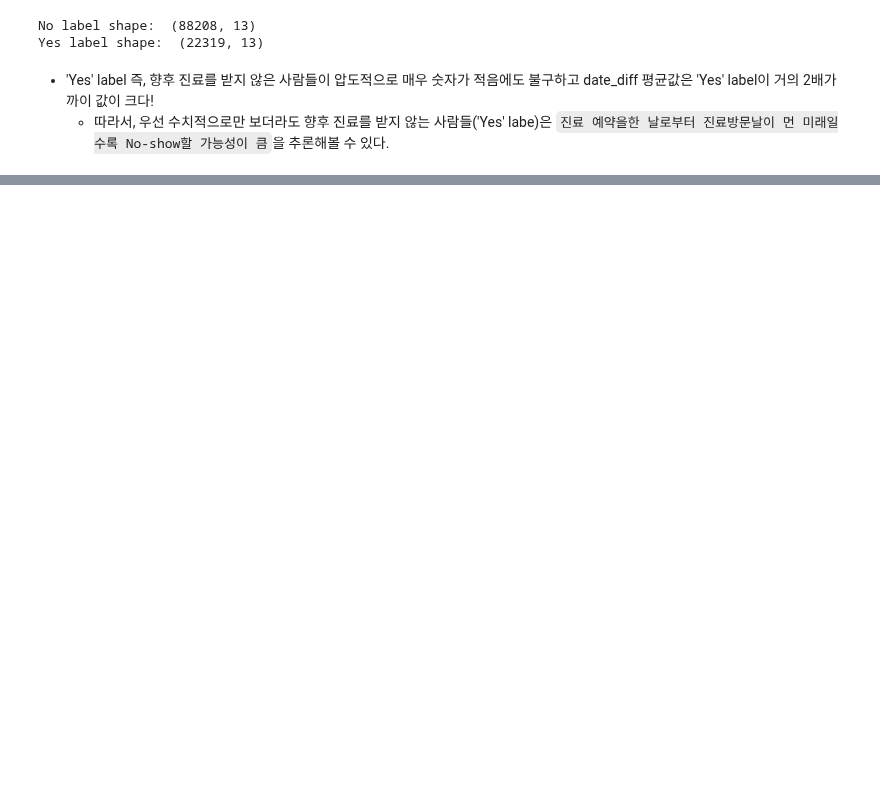
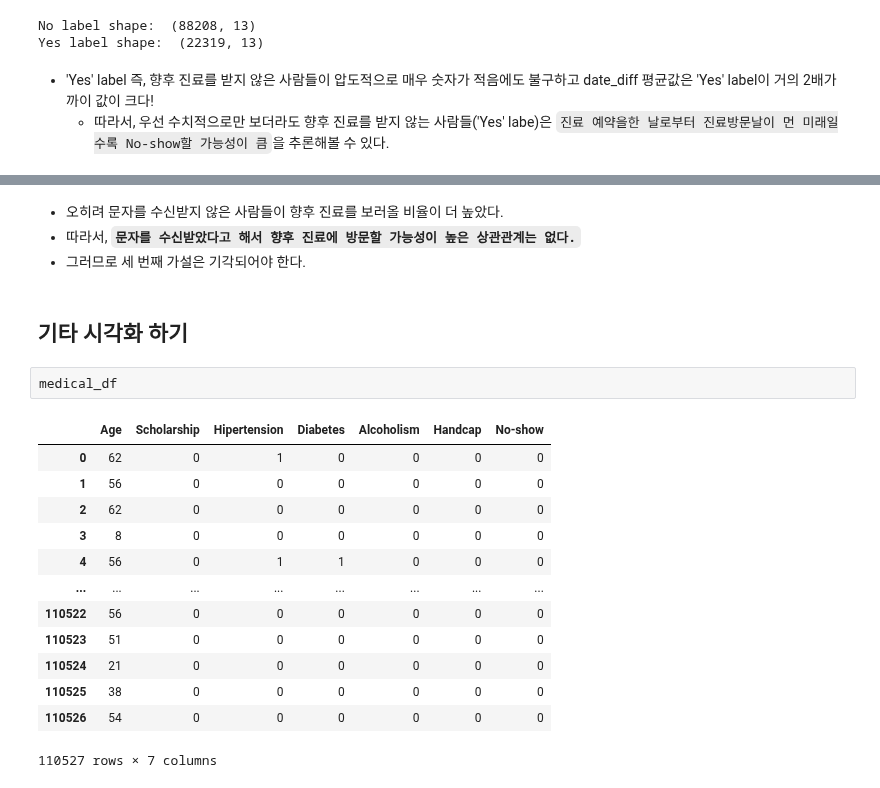
Before and after one commit to young-hun-jo/DataAnalysis, a Jupyter notebook: medical_appointment/analysis_myself.ipynb, the cells around one changed output, grey strips where cells are left out. Cells and saved outputs as stored; diff of their text form; blank space fills up the shorter version.

```diff
--- a/medical_appointment/analysis_myself.ipynb
+++ b/medical_appointment/analysis_myself.ipynb
@@ -222,0 +310,22 @@ Yes label shape:  (22319, 13)
+# %% [markdown]
+- 오히려 문자를 수신받지 않은 사람들이 향후 진료를 보러올 비율이 더 높았다.
+- 따라서, **``문자를 수신받았다고 해서 향후 진료에 방문할 가능성이 높은 상관관계는 없다.``**
+- 그러므로 세 번째 가설은 기각되어야 한다.
+# %% [markdown]
+## 기타 시각화 하기
+# %%
+medical_df
+# %% [output]
+|  | Age | Scholarship | Hipertension | Diabetes | Alcoholism | Handcap | No-show |
+| 0 | 62 | 0 | 1 | 0 | 0 | 0 | 0 |
+| 1 | 56 | 0 | 0 | 0 | 0 | 0 | 0 |
+| 2 | 62 | 0 | 0 | 0 | 0 | 0 | 0 |
+| 3 | 8 | 0 | 0 | 0 | 0 | 0 | 0 |
+| 4 | 56 | 0 | 1 | 1 | 0 | 0 | 0 |
+| ... | ... | ... | ... | ... | ... | ... | ... |
+| 110522 | 56 | 0 | 0 | 0 | 0 | 0 | 0 |
+| 110523 | 51 | 0 | 0 | 0 | 0 | 0 | 0 |
+| 110524 | 21 | 0 | 0 | 0 | 0 | 0 | 0 |
+| 110525 | 38 | 0 | 0 | 0 | 0 | 0 | 0 |
+| 110526 | 54 | 0 | 0 | 0 | 0 | 0 | 0 |
+110527 rows × 7 columns
```
Also changed, not shown: parts of 13 cells of this notebook.
